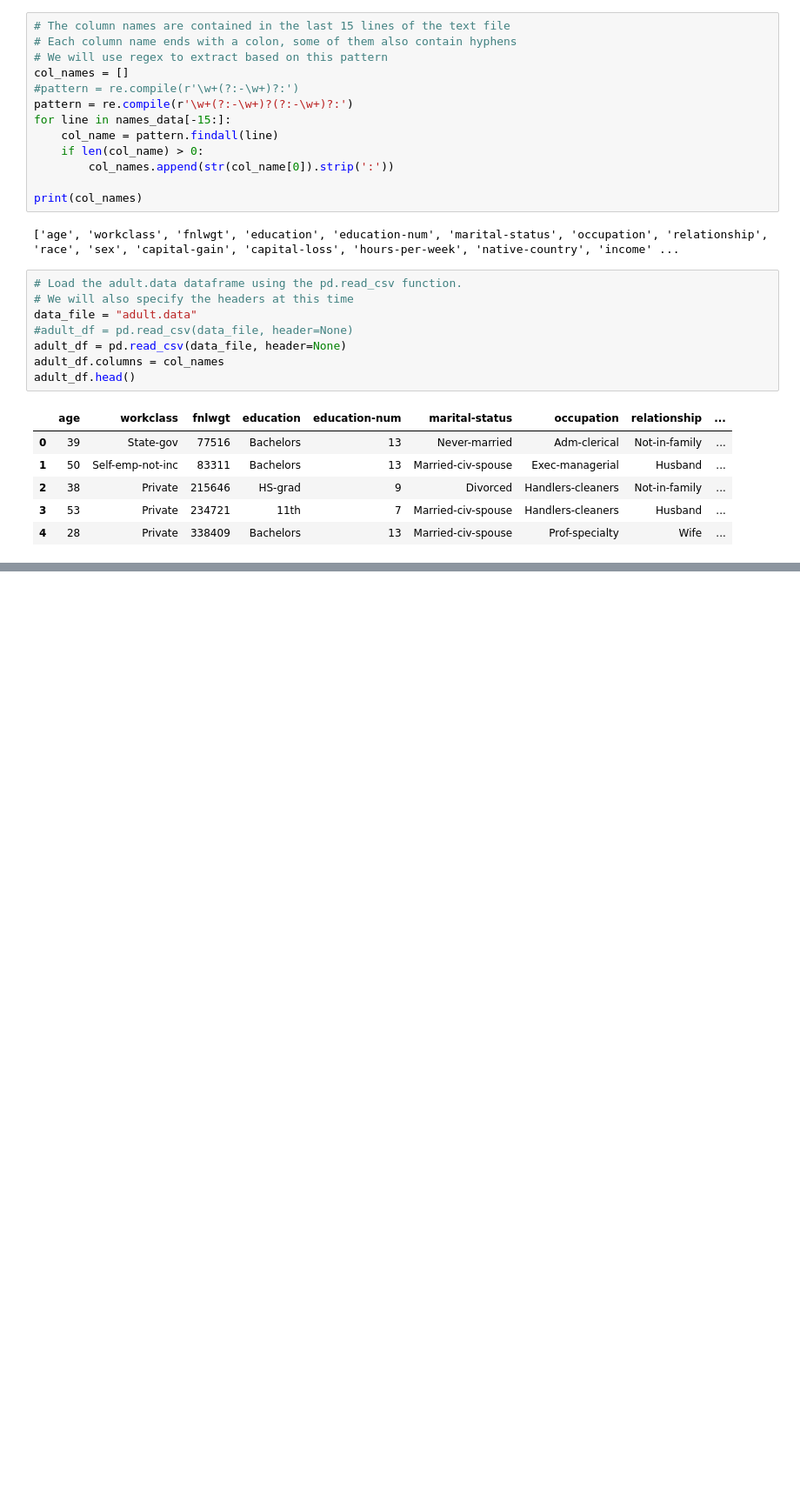
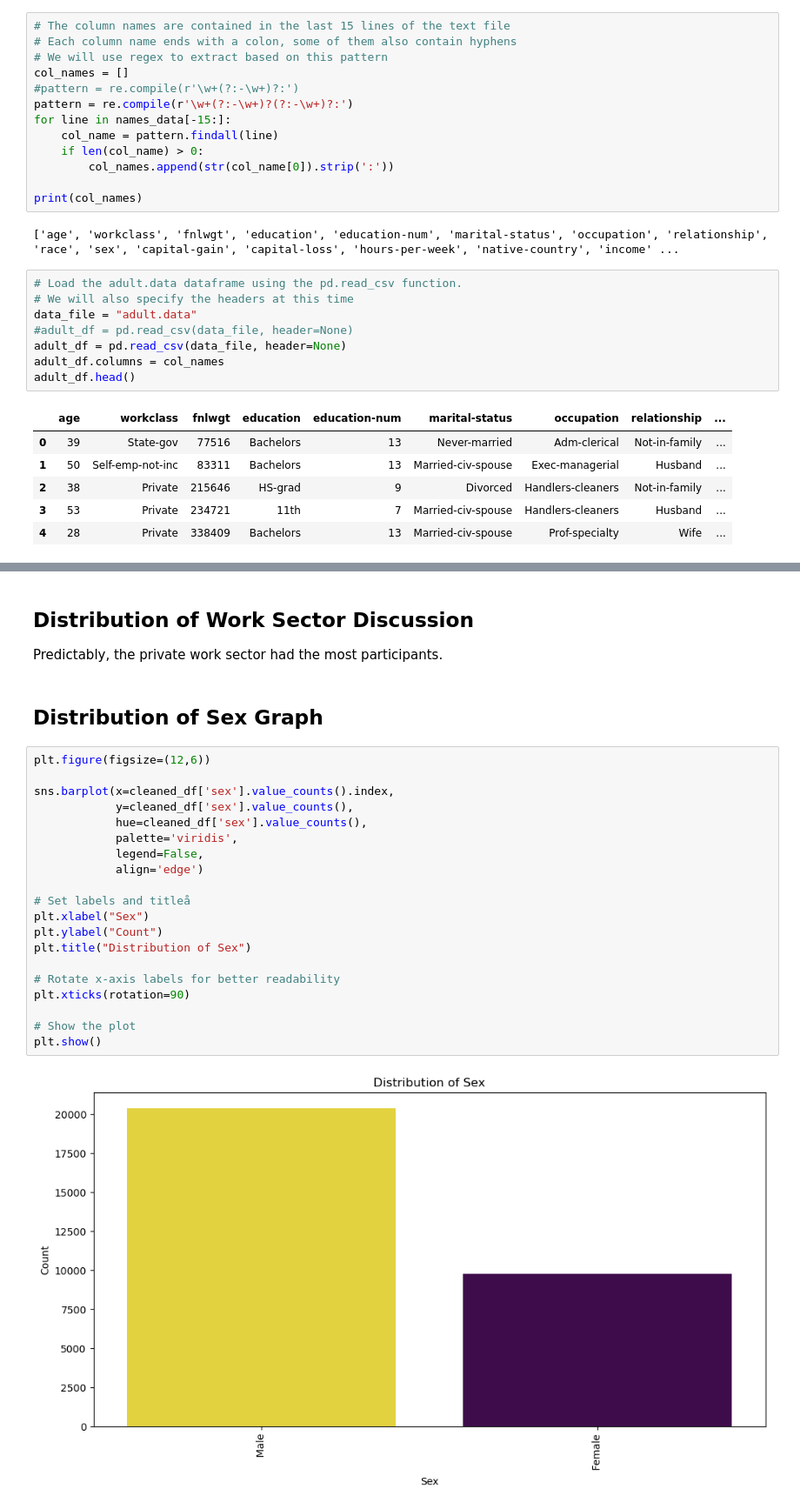
Before and after one commit to LincolnBrownBellevue/DSC550, a Jupyter notebook: Wk02/DSC550_Wk2Assignment_LincolnBrown.ipynb, the cells around one changed output, grey strips where cells are left out. Shown at 87% size. Cells and saved outputs as stored; diff of their text form; blank space fills up the shorter version.

```diff
--- a/Wk02/DSC550_Wk2Assignment_LincolnBrown.ipynb
+++ b/Wk02/DSC550_Wk2Assignment_LincolnBrown.ipynb
@@ -54,0 +236,27 @@ adult_df.head()
+# %% [markdown]
+## Distribution of Work Sector Discussion
+Predictably, the private work sector had the most participants.
+# %% [markdown]
+## Distribution of Sex Graph
+# %%
+plt.figure(figsize=(12,6))
+
+sns.barplot(x=cleaned_df['sex'].value_counts().index,
+            y=cleaned_df['sex'].value_counts(),
+            hue=cleaned_df['sex'].value_counts(),
+            palette='viridis',
+            legend=False,
+            align='edge')
+
+# Set labels and titleå
+plt.xlabel("Sex")
+plt.ylabel("Count")
+plt.title("Distribution of Sex")
+
+# Rotate x-axis labels for better readability
+plt.xticks(rotation=90)
+
+# Show the plot
+plt.show()
+# %% [output]
+[figure, added]
```
Also changed, not shown: parts of 38 cells of this notebook, 5 other files.
